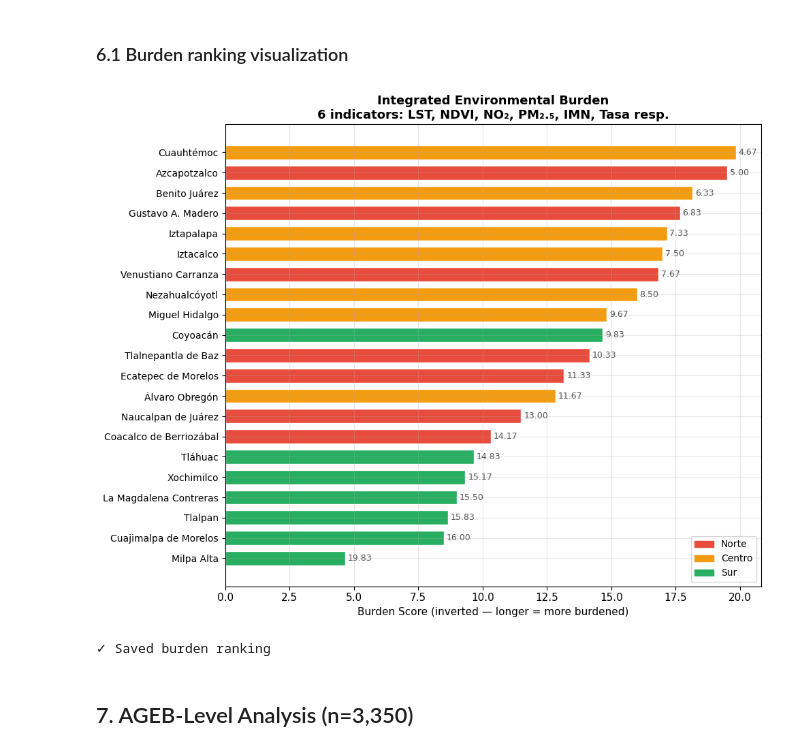
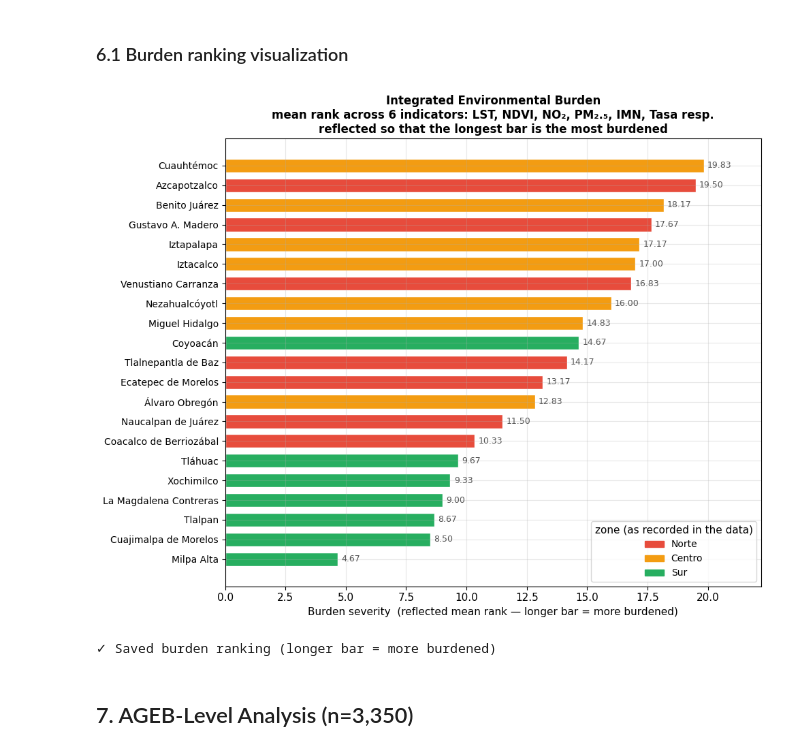
Before and after one commit to nellsdev/desigualdad_verde_cdmx, a Jupyter notebook: notebooks/07_analisis_estadistico.ipynb, the cells around one changed output. Saved outputs shown, nothing was run; the diff lists cells and outputs as text; code cells hidden in the pictures.

```diff
--- a/notebooks/07_analisis_estadistico.ipynb
+++ b/notebooks/07_analisis_estadistico.ipynb
@@ -611,36 +679,45 @@ print(burden[['rank','NOM_MUN','zona','burden_score','lst_mean','ndvi_mean',
 # %%
 fig, ax = plt.subplots(figsize=(10, 8))
 
+# burden_score is the MEAN RANK across the six indicators, so a LOWER value
+# means a heavier burden. Reflecting it makes the bar length directly
+# proportional to burden, which is what a reader of the chart expects.
 max_sc = burden['burden_score'].max()
 min_sc = burden['burden_score'].min()
-burden['display'] = max_sc + min_sc - burden['burden_score']
+burden['severity'] = max_sc + min_sc - burden['burden_score']
 
 colors = [COLORS[z] for z in burden['zona']]
-ax.barh(range(len(burden)), burden['display'], color=colors, edgecolor='white', height=0.7)
+ax.barh(range(len(burden)), burden['severity'], color=colors,
+        edgecolor='white', height=0.7)
 ax.set_yticks(range(len(burden)))
 ax.set_yticklabels(burden['NOM_MUN'], fontsize=10)
 ax.invert_yaxis()
-ax.set_xlabel('Burden Score (inverted — longer = more burdened)', fontsize=11)
-ax.set_title("Integrated Environmental Burden\n6 indicators: LST, NDVI, NO₂, PM₂.₅, IMN, Tasa resp.",
-             fontsize=13, fontweight="bold")
+ax.set_xlabel('Burden severity  (reflected mean rank \u2014 longer bar = more burdened)',
+              fontsize=11)
+ax.set_title("Integrated Environmental Burden\n"
+             "mean rank across 6 indicators: LST, NDVI, NO\u2082, PM\u2082.\u2085, IMN, Tasa resp.\n"
+             "reflected so that the longest bar is the most burdened",
+             fontsize=12, fontweight="bold")
 
 from matplotlib.patches import Patch
 ax.legend(handles=[Patch(color=COLORS['Norte'], label='Norte'),
-                    Patch(color=COLORS['Centro'], label='Centro'),
-                    Patch(color=COLORS['Sur'], label='Sur')],
-          loc='lower right', fontsize=10)
+                   Patch(color=COLORS['Centro'], label='Centro'),
+                   Patch(color=COLORS['Sur'], label='Sur')],
+          title='zone (as recorded in the data)', loc='lower right', fontsize=10)
 
+# Label each bar with the value that the bar length actually represents.
 for i, (_, row) in enumerate(burden.iterrows()):
-    ax.text(row["display"] + 0.1, i, f"{row['burden_score']:.2f}",
+    ax.text(row['severity'] + 0.15, i, f"{row['severity']:.2f}",
             va='center', fontsize=9, color='#555')
+ax.set_xlim(0, burden['severity'].max() * 1.12)
 
 plt.tight_layout()
 plt.savefig(OUTPUTS / 'burden_ranking.png', dpi=150, bbox_inches='tight')
 plt.show()
-print('✓ Saved burden ranking')
+print('\u2713 Saved burden ranking (longer bar = more burdened)')
 # %% [output]
-[figure, old version]
+[figure, new version]
-✓ Saved burden ranking
+✓ Saved burden ranking (longer bar = more burdened)
 # %% [markdown]
 ## 7. AGEB-Level Analysis (n=3,350)
 # %%
```
Also changed, not shown: parts of 3 cells of this notebook, 13 other files.
